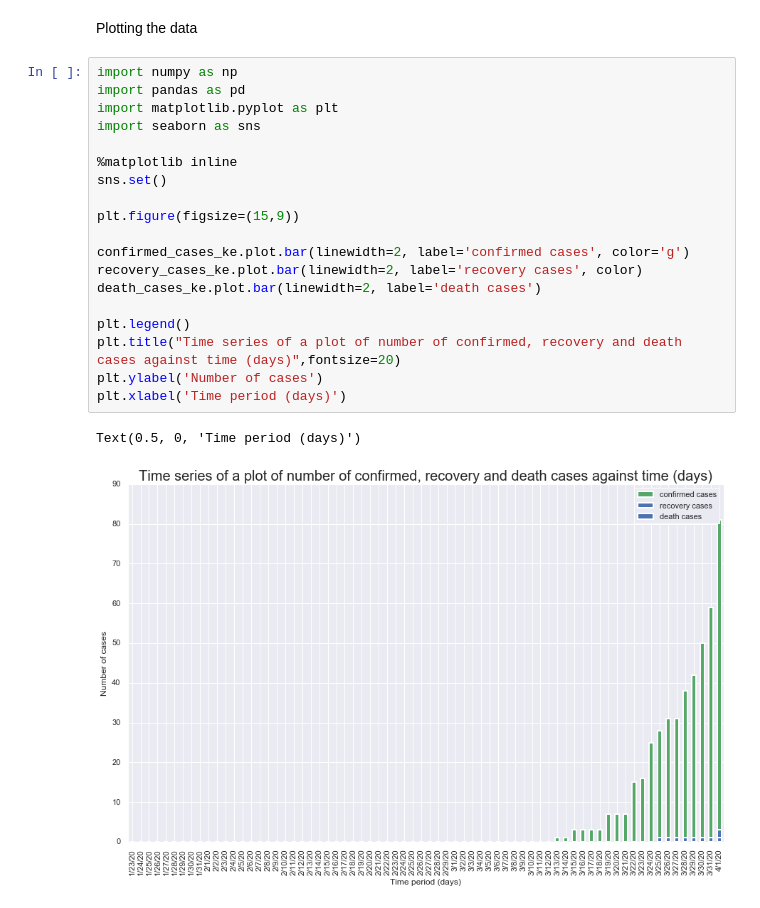
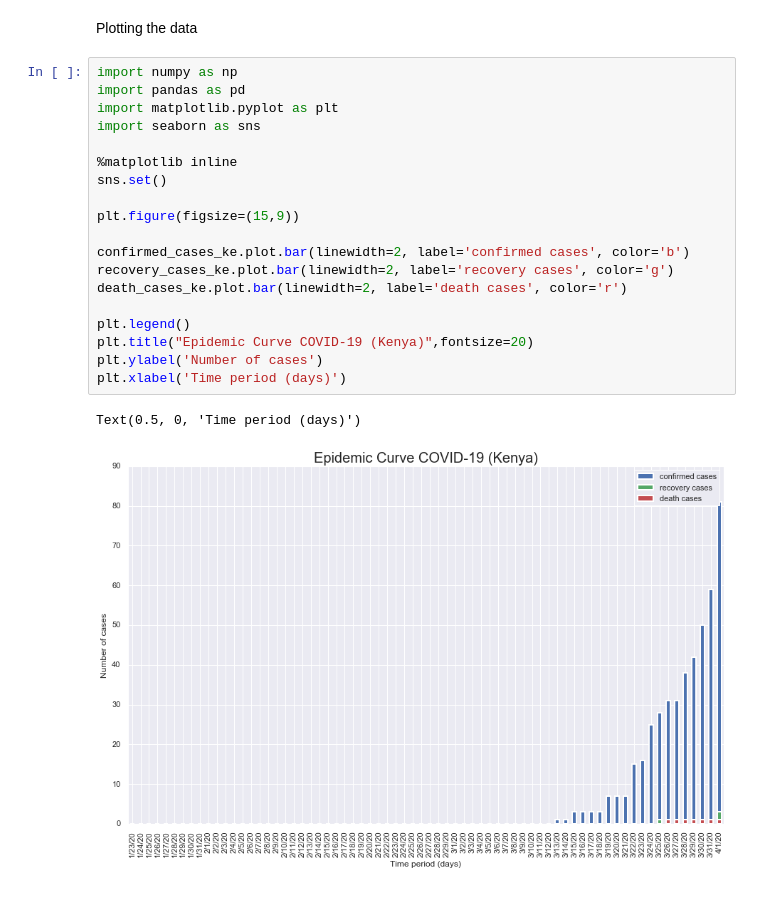
Before and after one commit to peterokwara/covid-19-ke, a Jupyter notebook: Covid19-KE.ipynb, the cells around one changed output. Saved outputs shown, nothing was run; the diff lists cells and outputs as text.

Commit message:
Change title of the plot

```diff
--- a/Covid19-KE.ipynb
+++ b/Covid19-KE.ipynb
@@ -72,22 +72,22 @@ Plotting the data
 # %%
 import numpy as np
 import pandas as pd
 import matplotlib.pyplot as plt
 import seaborn as sns
 
 %matplotlib inline
 sns.set()
 
 plt.figure(figsize=(15,9))
 
-confirmed_cases_ke.plot.bar(linewidth=2, label='confirmed cases', color='g')
-recovery_cases_ke.plot.bar(linewidth=2, label='recovery cases', color)
-death_cases_ke.plot.bar(linewidth=2, label='death cases')
+confirmed_cases_ke.plot.bar(linewidth=2, label='confirmed cases', color='b')
+recovery_cases_ke.plot.bar(linewidth=2, label='recovery cases', color='g')
+death_cases_ke.plot.bar(linewidth=2, label='death cases', color='r')
 
 plt.legend()
-plt.title("Time series of a plot of number of confirmed, recovery and death cases against time (days)",fontsize=20)
+plt.title("Epidemic Curve COVID-19 (Kenya)",fontsize=20)
 plt.ylabel('Number of cases')
 plt.xlabel('Time period (days)')
 # %% [output]
 Text(0.5, 0, 'Time period (days)')
-[figure, old version]
+[figure, new version]
```
